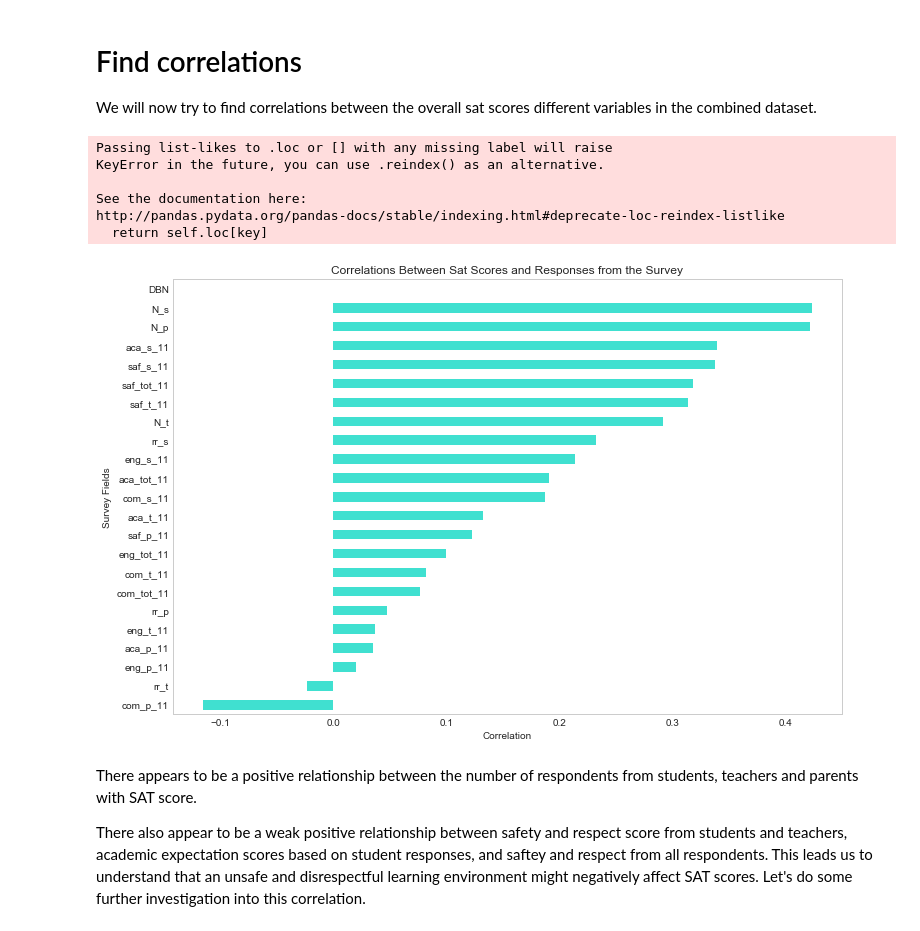
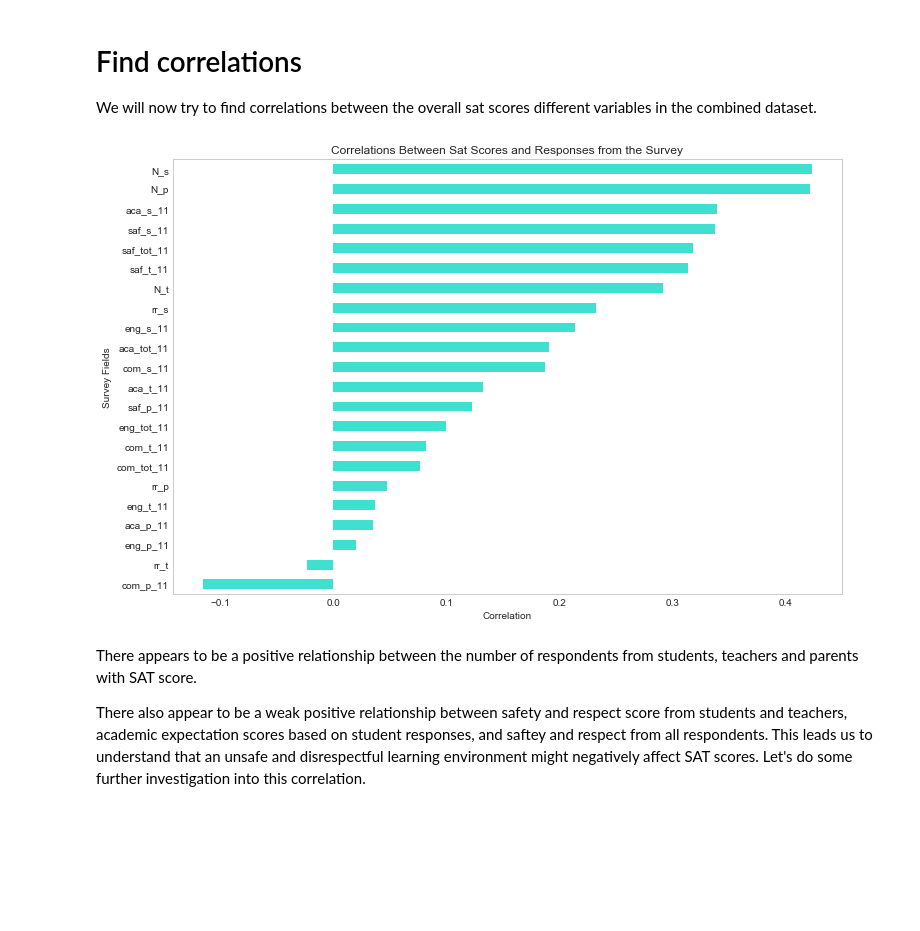
Before and after one commit to EngineBae/NYC-highschool-data, a Jupyter notebook: Schools.ipynb, the cells around one changed output. Saved outputs shown, nothing was run; the diff lists cells and outputs as text; code cells hidden in the pictures; blank space fills up the shorter version.

```diff
--- a/Schools.ipynb
+++ b/Schools.ipynb
@@ -351,20 +351,15 @@ A pattern can be seen across all districts in New York; it shows that there is a
 We will now try to find correlations between the overall sat scores different variables in the combined dataset.
 # %%
 sns.set_style('whitegrid')
+survey_fields.remove('DBN') #removing DBN from the list since no correlation exists between DBN values and SAT scores
 correlations = combined.corr()
 correlations = correlations["sat_score"]
 ax = correlations[survey_fields].sort_values().plot.barh(figsize=(12,8), color='turquoise')
 ax.set(title='Correlations Between Sat Scores and Responses from the Survey',
       xlabel='Correlation', ylabel='Survey Fields')
 ax.grid(False)
 # %% [output]
-Passing list-likes to .loc or [] with any missing label will raise
-KeyError in the future, you can use .reindex() as an alternative.
-
-See the documentation here:
-http://pandas.pydata.org/pandas-docs/stable/indexing.html#deprecate-loc-reindex-listlike
-  return self.loc[key]
-[figure, old version]
+[figure, new version]
 # %% [markdown]
 There appears to be a positive relationship between the number of respondents from students, teachers and parents with SAT score.
 
```
Also changed, not shown: parts of 1 cell of this notebook.
